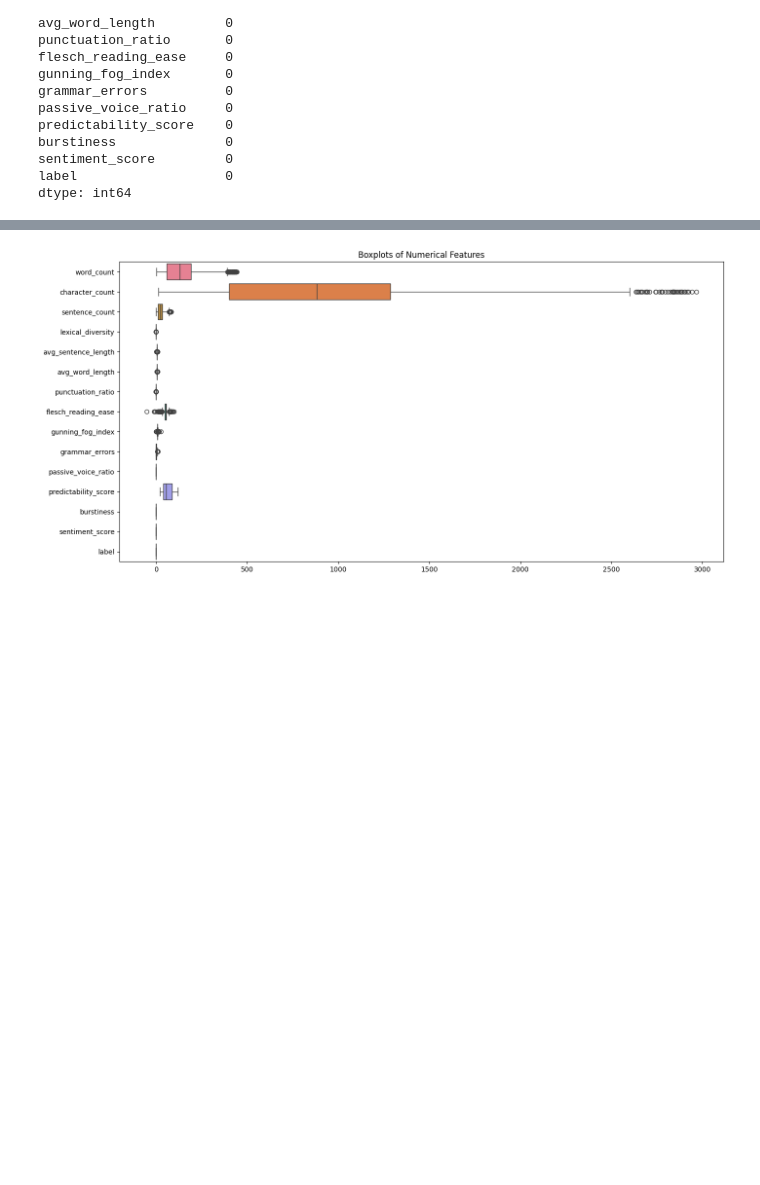
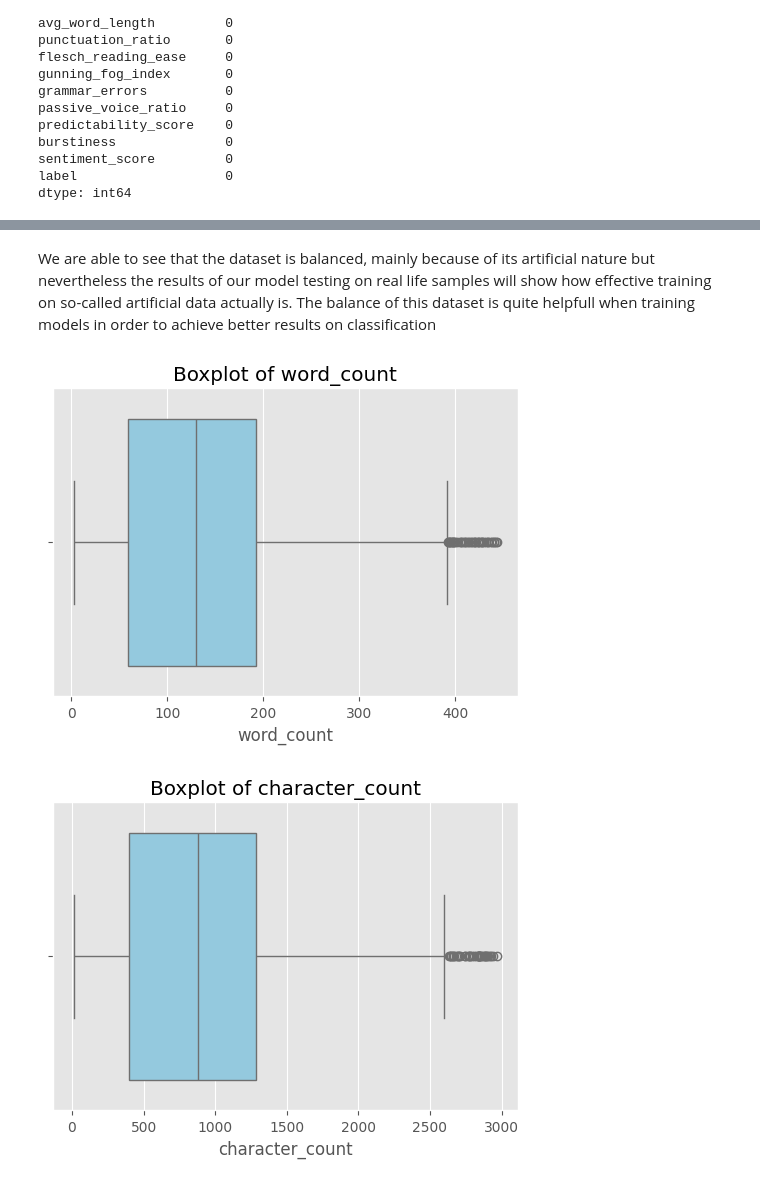
Before and after one commit to ViktorijaProjkova/AI-vs-Human-Content-Detection, a Jupyter notebook: notebooks/0_EDA_and_data_visualisation.ipynb, the cells around one changed output, grey strips where cells are left out. Cells and saved outputs as stored; diff of their text form; code cells hidden in the pictures; blank space fills up the shorter version.

```diff
--- a/notebooks/0_EDA_and_data_visualisation.ipynb
+++ b/notebooks/0_EDA_and_data_visualisation.ipynb
@@ -120,8 +138,17 @@ plt.show()
+# %% [markdown]
+We are able to see that the dataset is balanced, mainly because of its artificial nature but nevertheless the results of our model testing on real life samples will show how effective training on so-called artificial data actually is. The balance of this dataset is quite helpfull when training models in order to achieve better results on classification
 # %%
 # Boxplots for all numerical features
-plt.figure(figsize=(16, 8))
-sns.boxplot(data=Data.select_dtypes(include='number'), orient='h')
-plt.title('Boxplots of Numerical Features')
-plt.show()
+
+num_cols = Data.select_dtypes(include='number').columns
+num_cols = num_cols.drop('label')
+
+for col in num_cols:
+    plt.figure(figsize=(6, 4))
+    sns.boxplot(x=Data[col], color="skyblue")
+    plt.title(f"Boxplot of {col}")
+    plt.xlabel(col)
+    plt.show()
 # %% [output]
-[figure, old version]
+[figure, new version]
+[figure, added]
```
Also changed, not shown: parts of 31 cells of this notebook, 3 other files.
